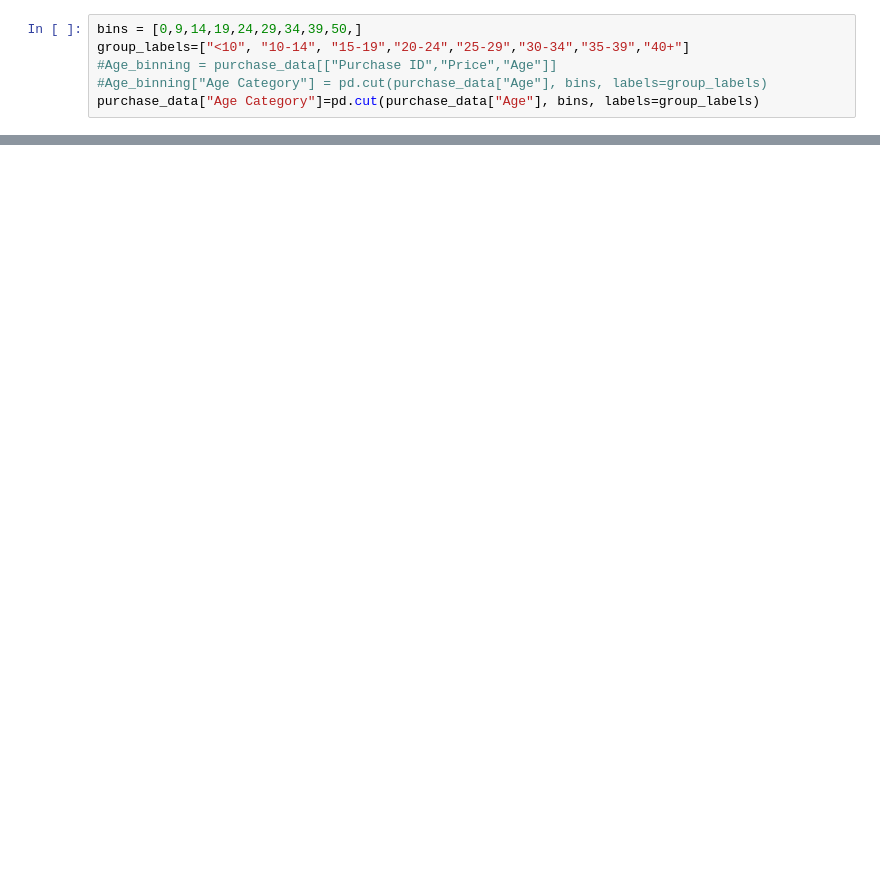
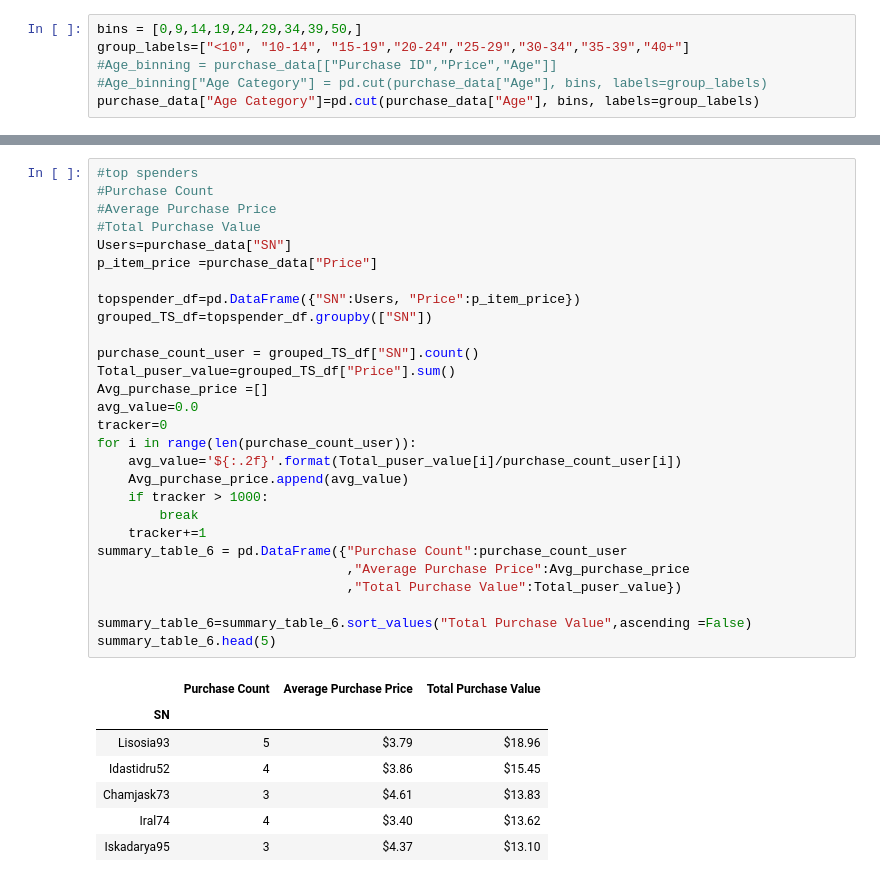
Before and after one commit to Evans2354/pandas-challenge, a Jupyter notebook: HeroesOfPymoli/Main.ipynb, the cells around one changed output, grey strips where cells are left out. Saved outputs shown, nothing was run; the diff lists cells and outputs as text; blank space fills up the shorter version.

```diff
--- a/HeroesOfPymoli/Main.ipynb
+++ b/HeroesOfPymoli/Main.ipynb
@@ -148,0 +193,36 @@ Summary_table_5
+# %%
+#top spenders
+#Purchase Count
+#Average Purchase Price
+#Total Purchase Value
+Users=purchase_data["SN"]
+p_item_price =purchase_data["Price"]
+
+topspender_df=pd.DataFrame({"SN":Users, "Price":p_item_price})
+grouped_TS_df=topspender_df.groupby(["SN"])
+
+purchase_count_user = grouped_TS_df["SN"].count()
+Total_puser_value=grouped_TS_df["Price"].sum()
+Avg_purchase_price =[]
+avg_value=0.0
+tracker=0
+for i in range(len(purchase_count_user)):
+    avg_value='${:.2f}'.format(Total_puser_value[i]/purchase_count_user[i])
+    Avg_purchase_price.append(avg_value)
+    if tracker > 1000:
+        break
+    tracker+=1
+summary_table_6 = pd.DataFrame({"Purchase Count":purchase_count_user
+                                ,"Average Purchase Price":Avg_purchase_price
+                                ,"Total Purchase Value":Total_puser_value})
+
+summary_table_6=summary_table_6.sort_values("Total Purchase Value",ascending =False)
+summary_table_6.head(5)
+# %% [output]
+|  | Purchase Count | Average Purchase Price | Total Purchase Value |
+| SN |  |  |  |
+| Lisosia93 | 5 | $3.79 | $18.96 |
+| Idastidru52 | 4 | $3.86 | $15.45 |
+| Chamjask73 | 3 | $4.61 | $13.83 |
+| Iral74 | 4 | $3.40 | $13.62 |
+| Iskadarya95 | 3 | $4.37 | $13.10 |
```
Also changed, not shown: parts of 9 cells of this notebook, 1 other file.
